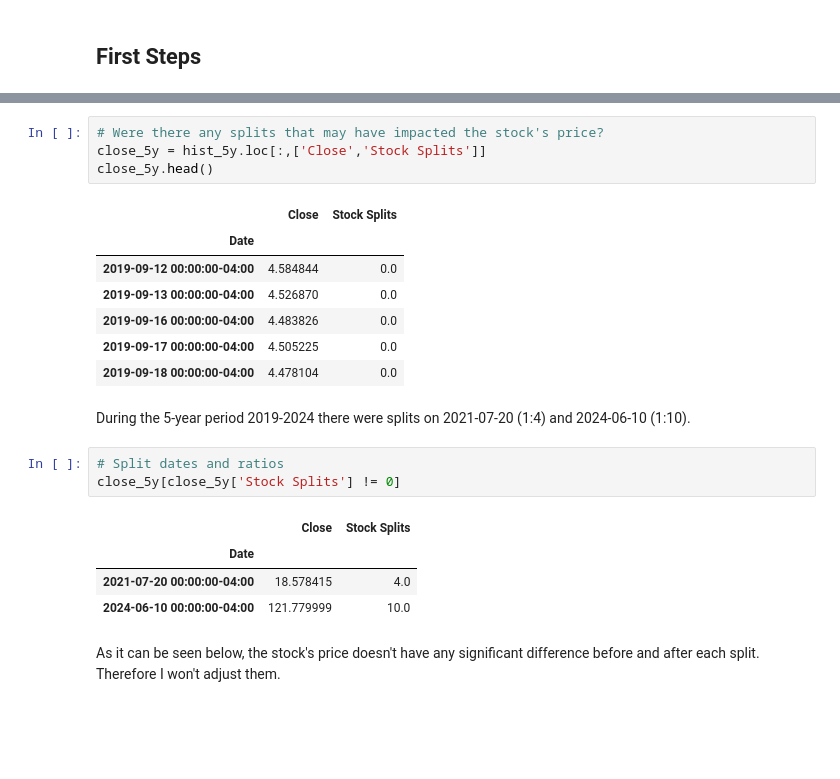
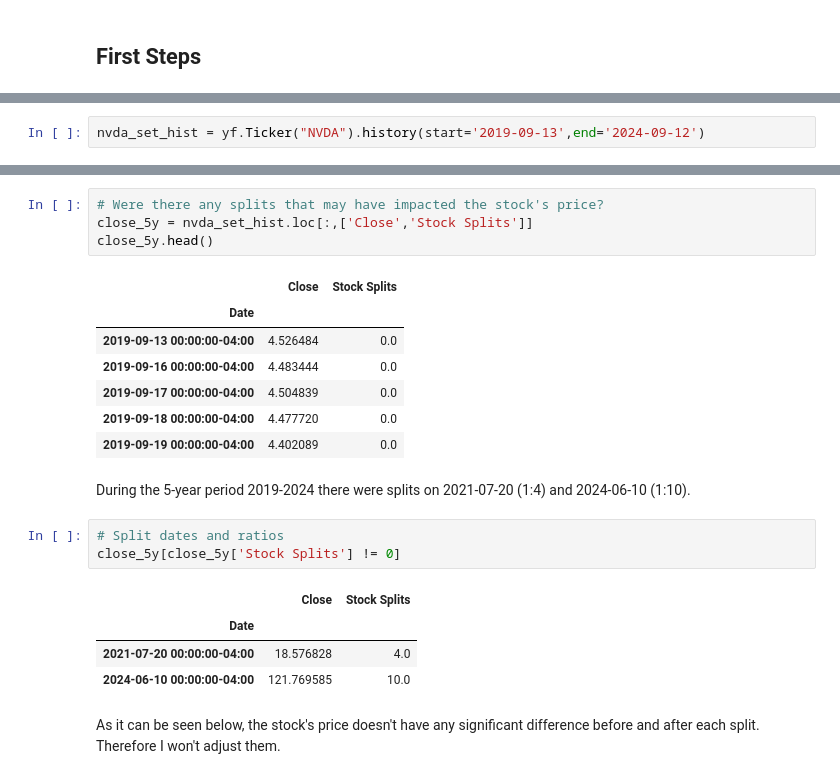
Before and after one commit to Mati-DB/stack_portfolio, a Jupyter notebook: NVDA_v2.ipynb, the cells around one changed output, grey strips where cells are left out. Drawn from its saved outputs; the diff is of its cells as text; blank space fills up the shorter version.

```diff
--- a/NVDA_v2.ipynb
+++ b/NVDA_v2.ipynb
@@ -64,0 +20,2 @@ hist_5y.head()
+# %%
+nvda_set_hist = yf.Ticker("NVDA").history(start='2019-09-13',end='2024-09-12')
@@ -65,15 +32,15 @@ hist_5y.head()
 # %%
 # Were there any splits that may have impacted the stock's price?
-close_5y = hist_5y.loc[:,['Close','Stock Splits']]
+close_5y = nvda_set_hist.loc[:,['Close','Stock Splits']]
 close_5y.head()
 # %% [output]
 |  | Close | Stock Splits |
 | Date |  |  |
-| 2019-09-12 00:00:00-04:00 | 4.584844 | 0.0 |
-| 2019-09-13 00:00:00-04:00 | 4.526870 | 0.0 |
-| 2019-09-16 00:00:00-04:00 | 4.483826 | 0.0 |
-| 2019-09-17 00:00:00-04:00 | 4.505225 | 0.0 |
-| 2019-09-18 00:00:00-04:00 | 4.478104 | 0.0 |
+| 2019-09-13 00:00:00-04:00 | 4.526484 | 0.0 |
+| 2019-09-16 00:00:00-04:00 | 4.483444 | 0.0 |
+| 2019-09-17 00:00:00-04:00 | 4.504839 | 0.0 |
+| 2019-09-18 00:00:00-04:00 | 4.477720 | 0.0 |
+| 2019-09-19 00:00:00-04:00 | 4.402089 | 0.0 |
 # %% [markdown]
 During the 5-year period 2019-2024 there were splits on 2021-07-20 (1:4) and 2024-06-10 (1:10).
 # %%
@@ -82,8 +49,8 @@ close_5y[close_5y['Stock Splits'] != 0]
 # %% [output]
 |  | Close | Stock Splits |
 | Date |  |  |
-| 2021-07-20 00:00:00-04:00 | 18.578415 | 4.0 |
-| 2024-06-10 00:00:00-04:00 | 121.779999 | 10.0 |
+| 2021-07-20 00:00:00-04:00 | 18.576828 | 4.0 |
+| 2024-06-10 00:00:00-04:00 | 121.769585 | 10.0 |
 # %% [markdown]
 As it can be seen below, the stock's price doesn't have any significant difference before and after each split. Therefore I won't adjust them.
 # %%
```
Also changed, not shown: parts of 13 cells of this notebook.
